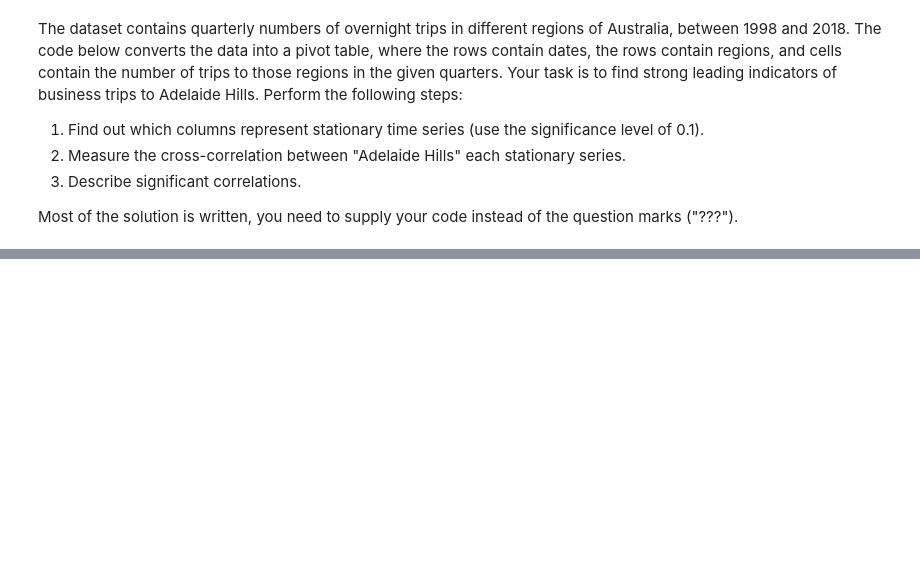
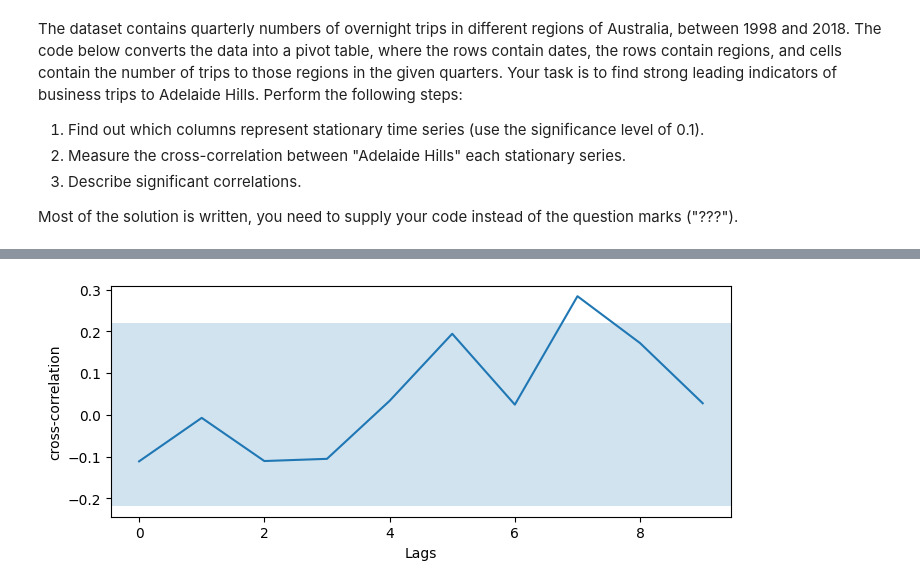
Before and after one commit to maiislearningdata/DA01_SQL, a Jupyter notebook: unit_3/Exercises Unit 3.ipynb, the cells around one changed output, grey strips where cells are left out. Saved outputs shown, nothing was run; the diff lists cells and outputs as text; code cells hidden in the pictures; blank space fills up the shorter version.

```diff
--- a/unit_3/Exercises Unit 3.ipynb
+++ b/unit_3/Exercises Unit 3.ipynb
@@ -248,0 +284,4 @@ build_ccf(???, ????)
+# %%
+build_ccf(pivot['Adelaide Hills'], pivot['Wimmera'])
+# %% [output]
+[figure, added]
```
Also changed, not shown: parts of 5 cells of this notebook.
